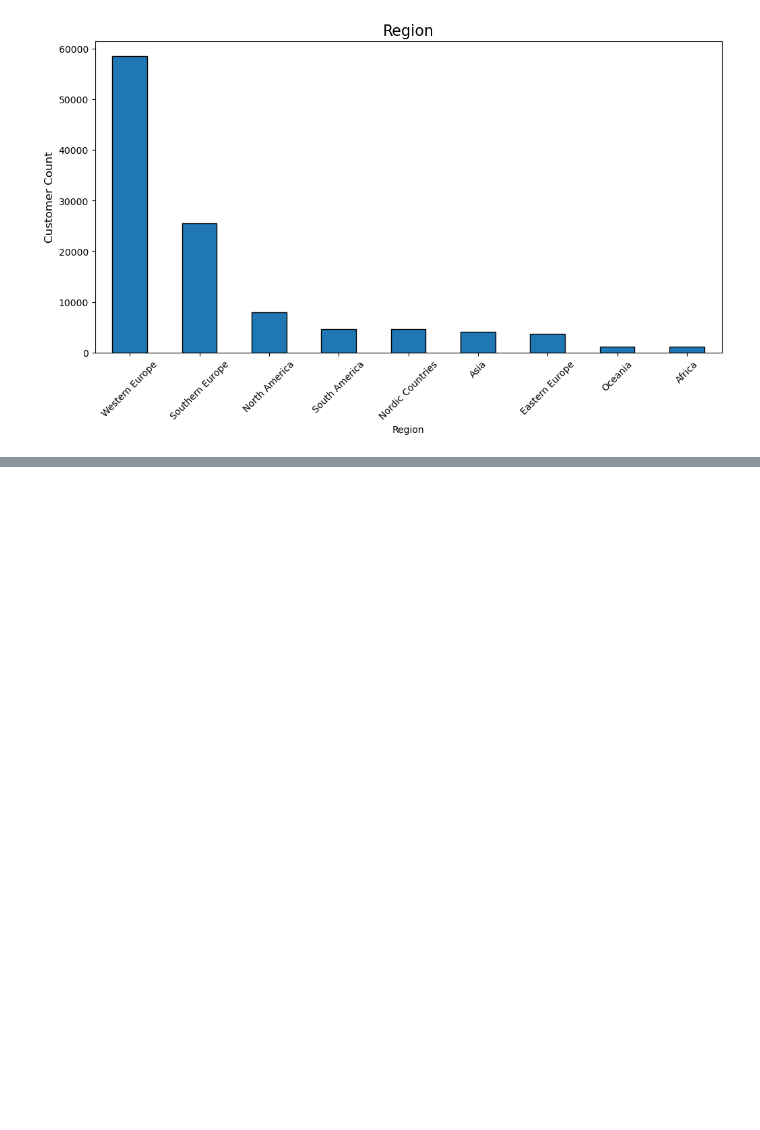
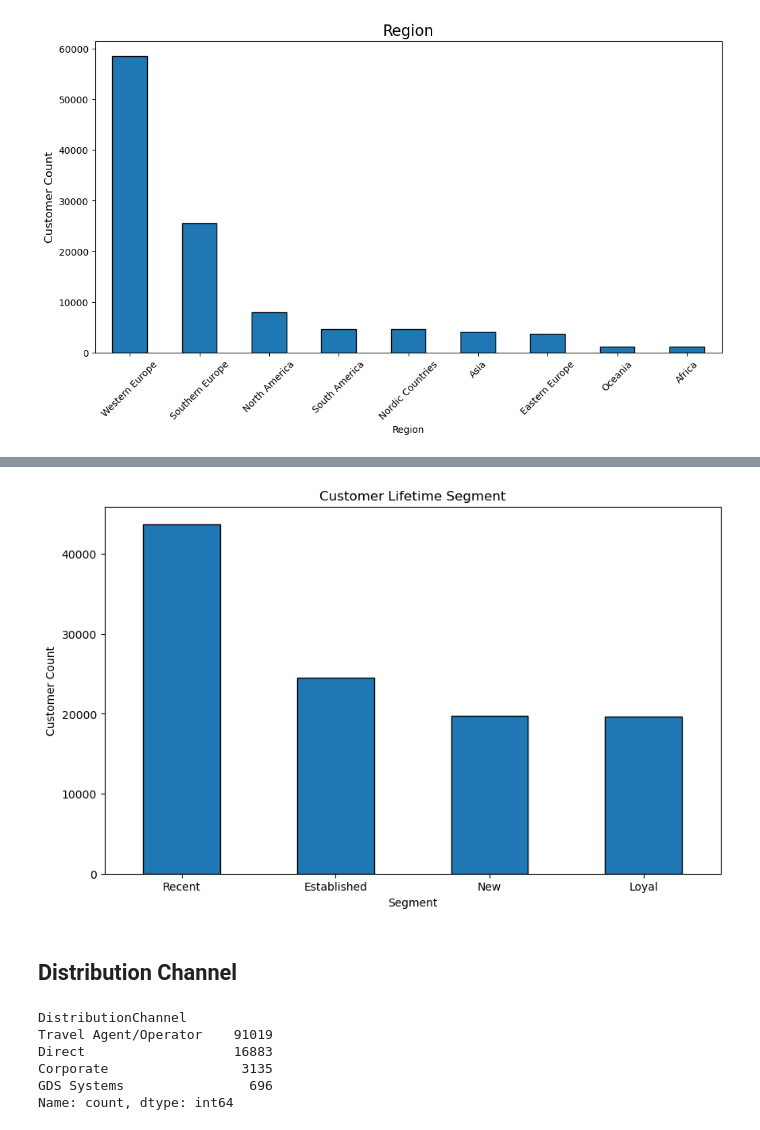
Before and after one commit to RubenCMarques/Hotel-Customer-Segmentation, a Jupyter notebook: Notebooks/Main_notebook.ipynb, the cells around one changed output, grey strips where cells are left out. Drawn from its saved outputs; the diff is of its cells as text; code cells hidden in the pictures; blank space fills up the shorter version.

```diff
--- a/Notebooks/Main_notebook.ipynb
+++ b/Notebooks/Main_notebook.ipynb
@@ -256,0 +317,6 @@ Cleaned data shape: (107535, 28)
+# %%
+# Remove negative ages
+data_num = data_num[data_num['Age'] >= 0]
+
+# Remove extreme ages above 100
+data_num = data_num[data_num['Age'] <= 100]
@@ -481,0 +516,27 @@ plt.show()
+# %%
+# Create a segmentation column based on DaysSinceCreation
+data_num['CustomerLifetimeSegment'] = pd.cut(data_num['DaysSinceCreation'],
+                                        bins=[0, 200, 600, 1000, 1500],
+                                        labels=['New', 'Recent', 'Established', 'Loyal'])
+
+# Plot a bar chart
+plt.figure(figsize=(10, 6))
+data_num['CustomerLifetimeSegment'].value_counts().plot(kind='bar', edgecolor='black')
+plt.title('Customer Lifetime Segment')
+plt.ylabel('Customer Count')
+plt.xlabel('Segment')
+plt.xticks(rotation=0)
+plt.show()
+# %% [output]
+[figure, added]
+# %% [markdown]
+## Distribution Channel
+# %%
+data_cat['DistributionChannel'].value_counts()
+# %% [output]
+DistributionChannel
+Travel Agent/Operator    91019
+Direct                   16883
+Corporate                 3135
+GDS Systems                696
+Name: count, dtype: int64
```
Also changed, not shown: parts of 20 cells of this notebook.
